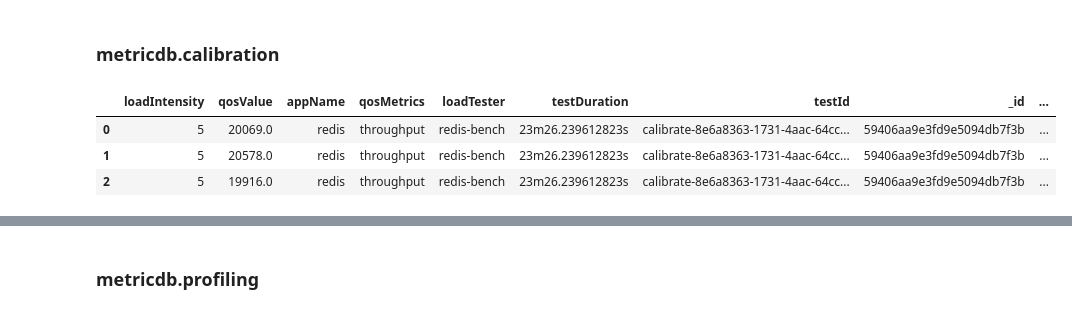
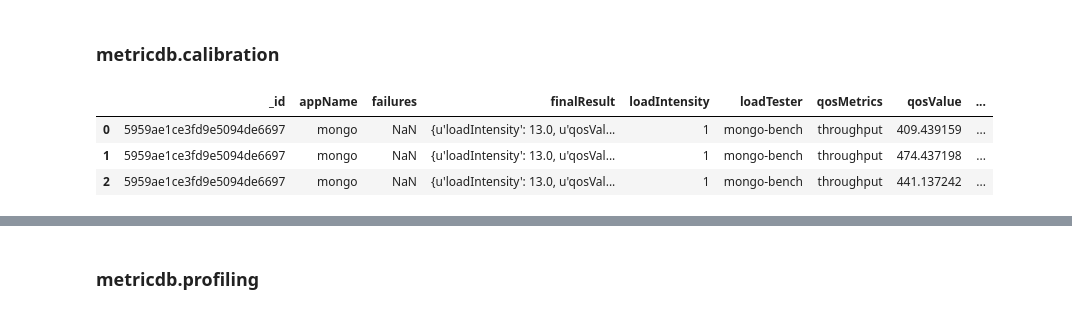
Before and after one commit to Hyperpilotio/analyzer, a Jupyter notebook: visaulization_notebook/visualization.ipynb, the cells around one changed output, grey strips where cells are left out. Drawn from its saved outputs; the diff is of its cells as text; code cells hidden in the pictures.

```diff
--- a/visaulization_notebook/visualization.ipynb
+++ b/visaulization_notebook/visualization.ipynb
@@ -183,11 +187,11 @@ app_df
 ### metricdb.calibration
 # %%
 cali_df = create_calibration_dataframe()
-cali_df['appNameCap']=cali_df['appName'].map(lambda x: str(x)+'_')+cali_df['finalIntensity'].map(str)
+cali_df['appNameCap']=cali_df['appName'].map(lambda x: str(x)+'_')+cali_df['finalResult'].map(str)
 cali_df.head(3)
 # %% [output]
-|  | loadIntensity | qosValue | appName | qosMetrics | loadTester | testDuration | testId | _id | ... |
-| 0 | 5 | 20069.0 | redis | throughput | redis-bench | 23m26.239612823s | calibrate-8e6a8363-1731-4aac-64cc... | 59406aa9e3fd9e5094db7f3b | ... |
-| 1 | 5 | 20578.0 | redis | throughput | redis-bench | 23m26.239612823s | calibrate-8e6a8363-1731-4aac-64cc... | 59406aa9e3fd9e5094db7f3b | ... |
-| 2 | 5 | 19916.0 | redis | throughput | redis-bench | 23m26.239612823s | calibrate-8e6a8363-1731-4aac-64cc... | 59406aa9e3fd9e5094db7f3b | ... |
+|  | _id | appName | failures | finalResult | loadIntensity | loadTester | qosMetrics | qosValue | ... |
+| 0 | 5959ae1ce3fd9e5094de6697 | mongo | NaN | {u'loadIntensity': 13.0, u'qosVal... | 1 | mongo-bench | throughput | 409.439159 | ... |
+| 1 | 5959ae1ce3fd9e5094de6697 | mongo | NaN | {u'loadIntensity': 13.0, u'qosVal... | 1 | mongo-bench | throughput | 474.437198 | ... |
+| 2 | 5959ae1ce3fd9e5094de6697 | mongo | NaN | {u'loadIntensity': 13.0, u'qosVal... | 1 | mongo-bench | throughput | 441.137242 | ... |
 # %%
```
Also changed, not shown: parts of 8 cells of this notebook.
